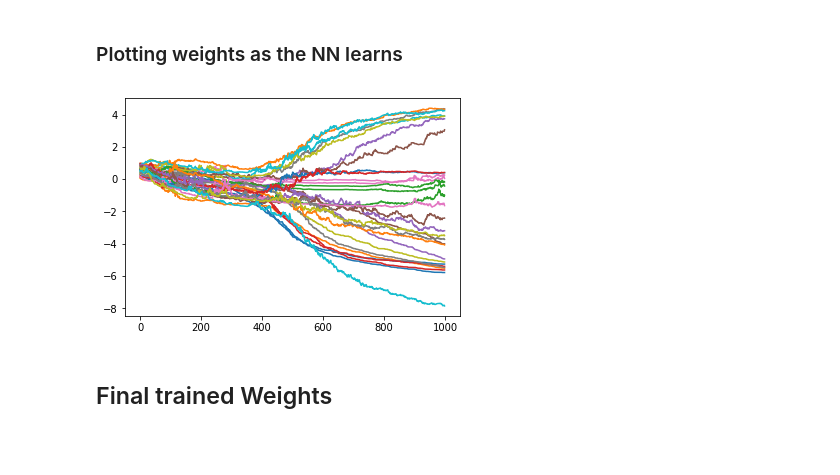
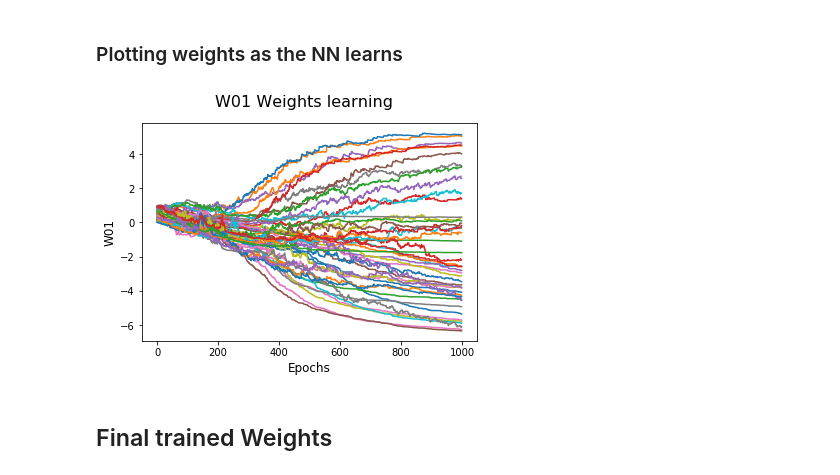
Before and after one commit to etzimopoulos/COURSE-DSDJ-Zero-to-Deep-Dive-ML, a Jupyter notebook: Week 4 HW - XOR Neural Network.ipynb, the cells around one changed output. Drawn from its saved outputs; the diff is of its cells as text; code cells hidden in the pictures; blank space fills up the shorter version.

```diff
--- a/Week 4 HW - XOR Neural Network.ipynb
+++ b/Week 4 HW - XOR Neural Network.ipynb
@@ -29,7 +30,7 @@ eta = 3
 epochs = 1000
 
 # Number of Hidden Neurons
-hidden = 10
+hidden = 15
 
 # Drop out rate probability (drp = 1 means no dropout)
 drp = 0.5
@@ -171,12 +206,18 @@ for i in range(w01.shape[0]):
 # %% [markdown]
 ### Plotting weights as the NN learns
 # %%
+fig = plt.figure()
 numberOfWeights = w01.shape[1]*w01.shape[0]
 for k in range(numberOfWeights):
     t= w01_curve[(epochs*k):(epochs*(k+1)-1)]
     plt.plot(t)
+
+fig.suptitle('W01 Weights learning', fontsize=16)
+plt.xlabel('Epochs', fontsize=12)
+plt.ylabel('W01', fontsize=12)
+fig.savefig('W01_curve.jpg')
 # %% [output]
-[figure, old version]
+[figure, new version]
 # %% [markdown]
 ## Final trained Weights
 # %%
```
Also changed, not shown: parts of 10 cells of this notebook, 8 other files.
